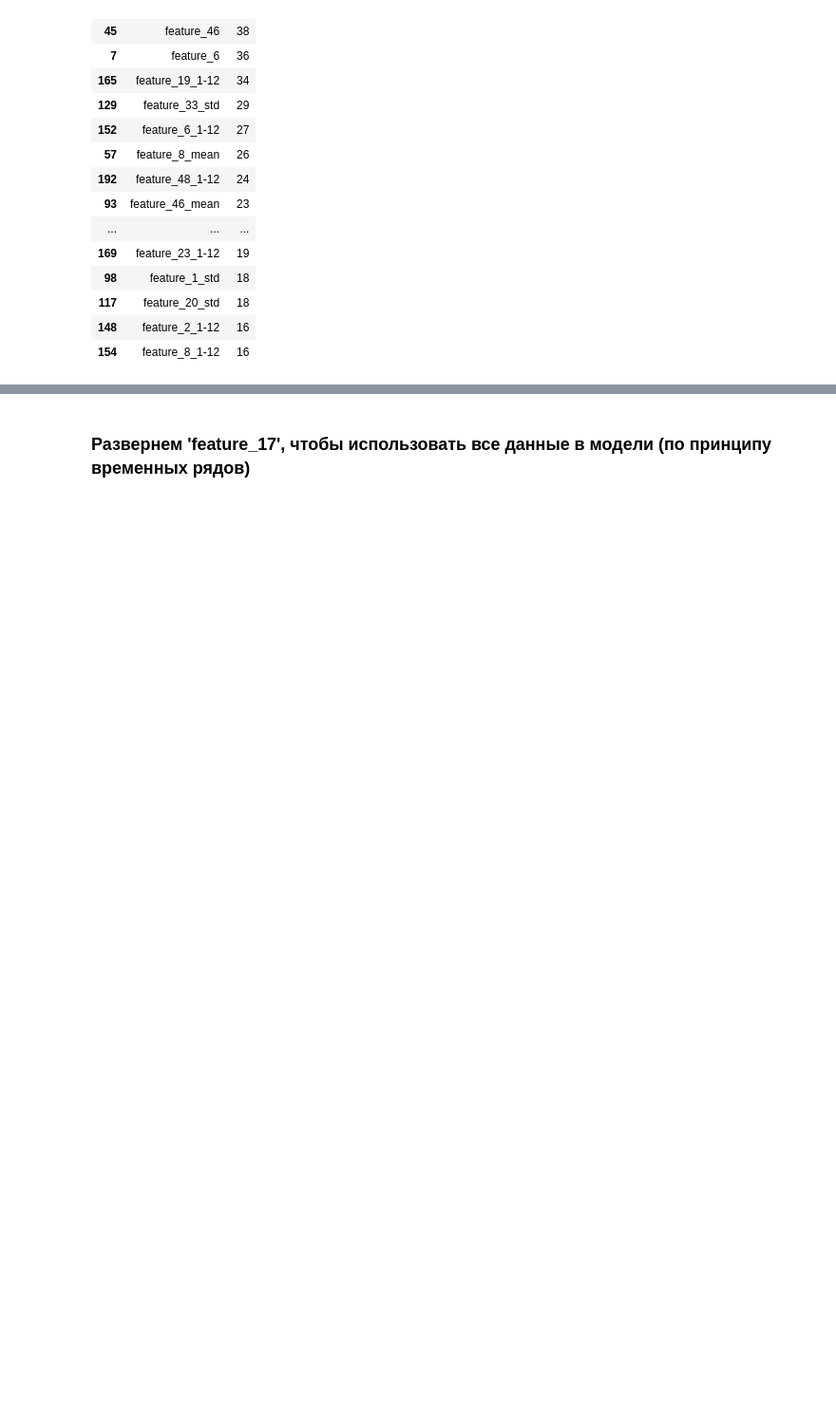
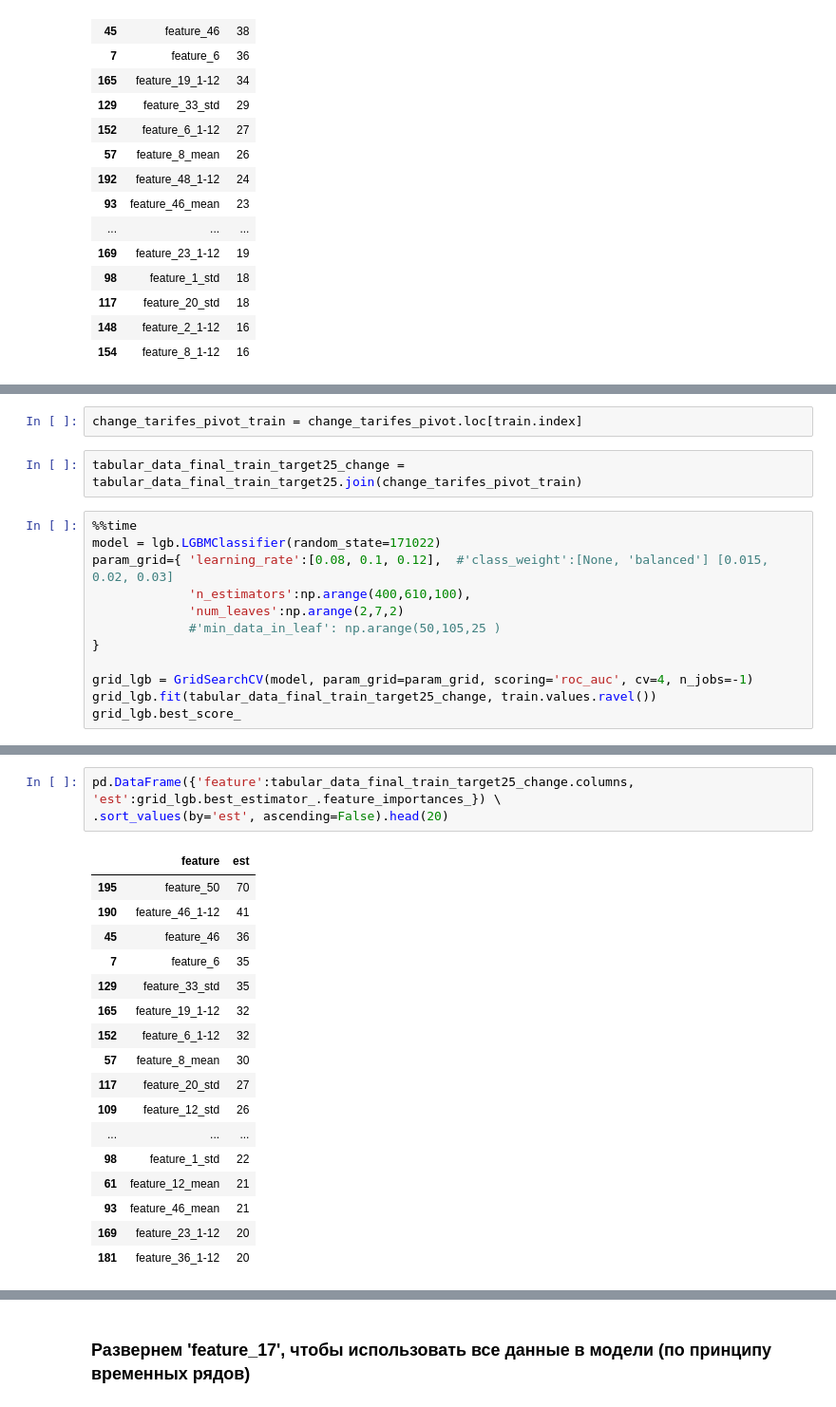
Before and after one commit to svotyakov/WebScraping_DataPreprocessing, a Jupyter notebook: telecom_analysis/rus/Telecom_classification.ipynb, the cells around one changed output, grey strips where cells are left out. Shown at 95% size. Drawn from its saved outputs; the diff is of its cells as text; blank space fills up the shorter version.

```diff
--- a/telecom_analysis/rus/Telecom_classification.ipynb
+++ b/telecom_analysis/rus/Telecom_classification.ipynb
@@ -677,0 +712,16 @@ pd.DataFrame({'feature':tabular_data_final_train_target25vect.columns, 'est':gri
+# %%
+change_tarifes_pivot_train = change_tarifes_pivot.loc[train.index]
+# %%
+tabular_data_final_train_target25_change = tabular_data_final_train_target25.join(change_tarifes_pivot_train)
+# %%
+%%time
+model = lgb.LGBMClassifier(random_state=171022)
+param_grid={ 'learning_rate':[0.08, 0.1, 0.12],  #'class_weight':[None, 'balanced'] [0.015, 0.02, 0.03]
+             'n_estimators':np.arange(400,610,100),
+             'num_leaves':np.arange(2,7,2)
+             #'min_data_in_leaf': np.arange(50,105,25 )
+}
+
+grid_lgb = GridSearchCV(model, param_grid=param_grid, scoring='roc_auc', cv=4, n_jobs=-1)
+grid_lgb.fit(tabular_data_final_train_target25_change, train.values.ravel())
+grid_lgb.best_score_
@@ -677,0 +732,21 @@ pd.DataFrame({'feature':tabular_data_final_train_target25vect.columns, 'est':gri
+# %%
+pd.DataFrame({'feature':tabular_data_final_train_target25_change.columns, 'est':grid_lgb.best_estimator_.feature_importances_}) \
+.sort_values(by='est', ascending=False).head(20)
+# %% [output]
+|  | feature | est |
+| 195 | feature_50 | 70 |
+| 190 | feature_46_1-12 | 41 |
+| 45 | feature_46 | 36 |
+| 7 | feature_6 | 35 |
+| 129 | feature_33_std | 35 |
+| 165 | feature_19_1-12 | 32 |
+| 152 | feature_6_1-12 | 32 |
+| 57 | feature_8_mean | 30 |
+| 117 | feature_20_std | 27 |
+| 109 | feature_12_std | 26 |
+| ... | ... | ... |
+| 98 | feature_1_std | 22 |
+| 61 | feature_12_mean | 21 |
+| 93 | feature_46_mean | 21 |
+| 169 | feature_23_1-12 | 20 |
+| 181 | feature_36_1-12 | 20 |
```
Also changed, not shown: parts of 20 cells of this notebook.
